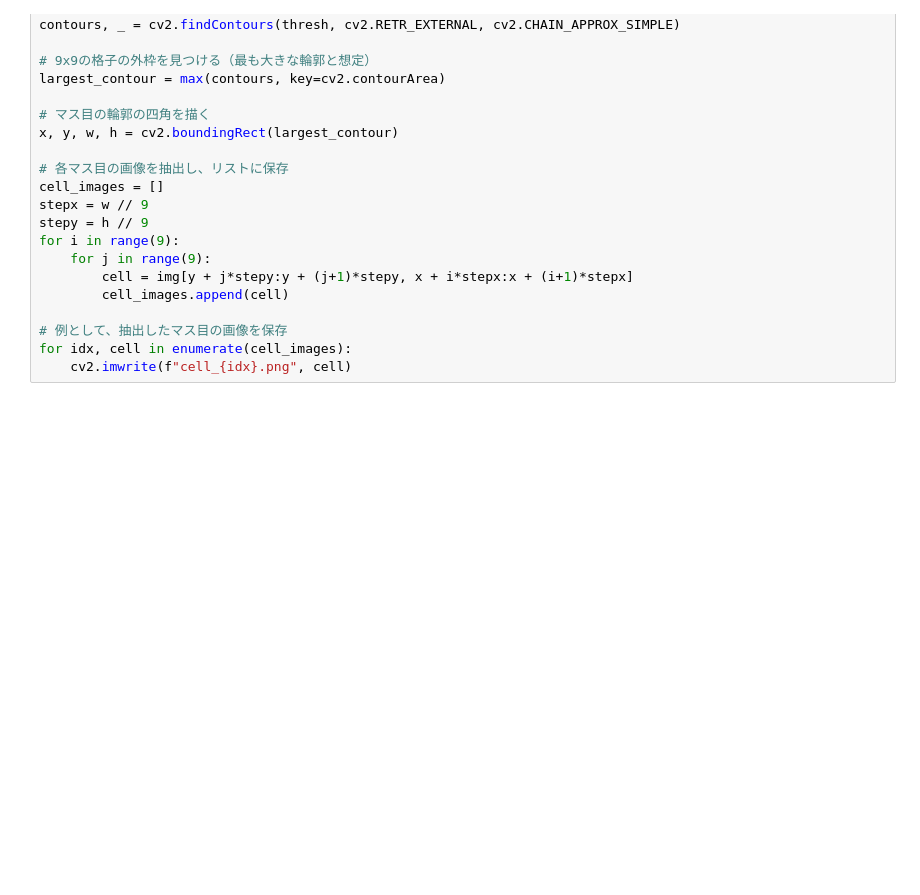
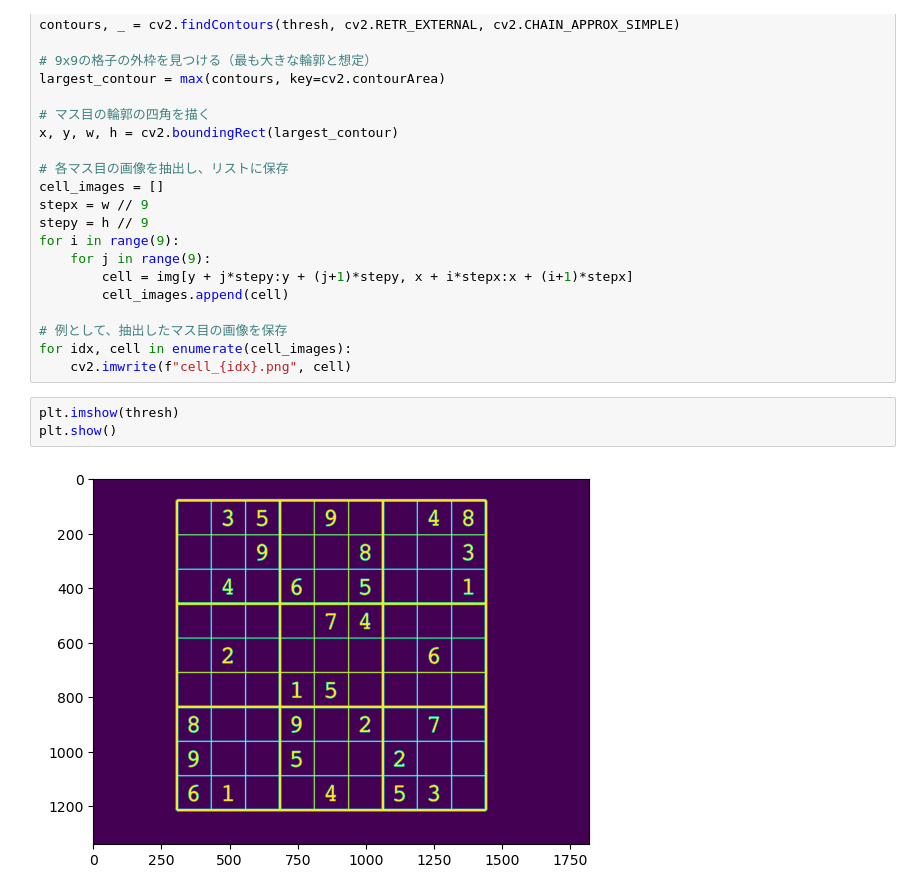
Before and after one commit to yuonoda/sudoku-solver, a Jupyter notebook: internal/trial.ipynb, the cells around one changed output. Drawn from its saved outputs; the diff is of its cells as text; blank space fills up the shorter version.

```diff
--- a/internal/trial.ipynb
+++ b/internal/trial.ipynb
@@ -149,3 +46,8 @@ for i in range(9):
 # 例として、抽出したマス目の画像を保存
 for idx, cell in enumerate(cell_images):
     cv2.imwrite(f"cell_{idx}.png", cell)
+# %%
+plt.imshow(thresh)
+plt.show()
+# %% [output]
+[figure, added]
```
Also changed, not shown: parts of 11 cells of this notebook.
